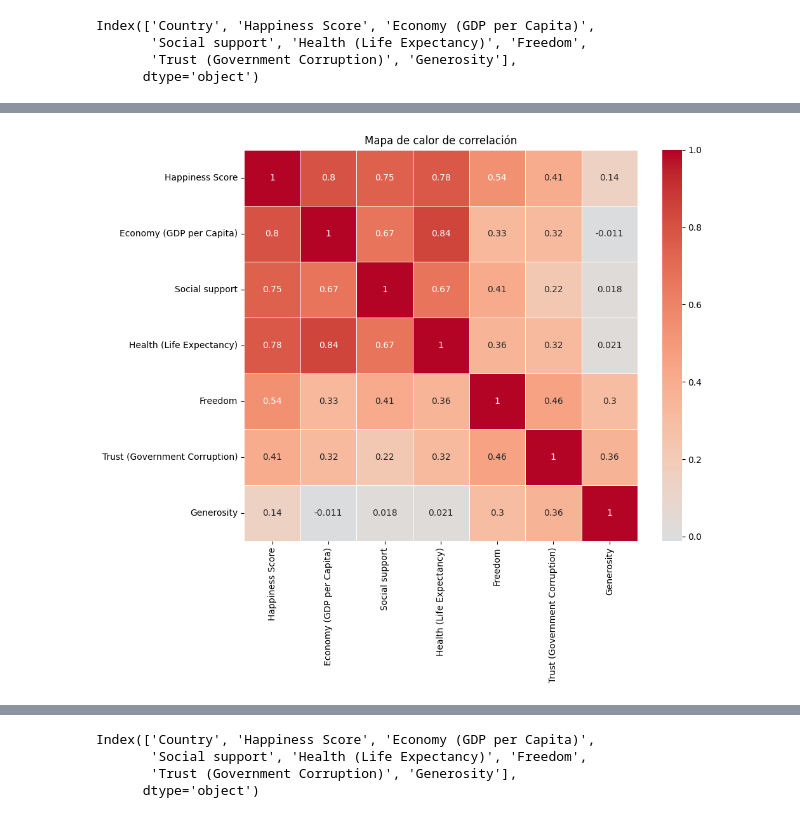
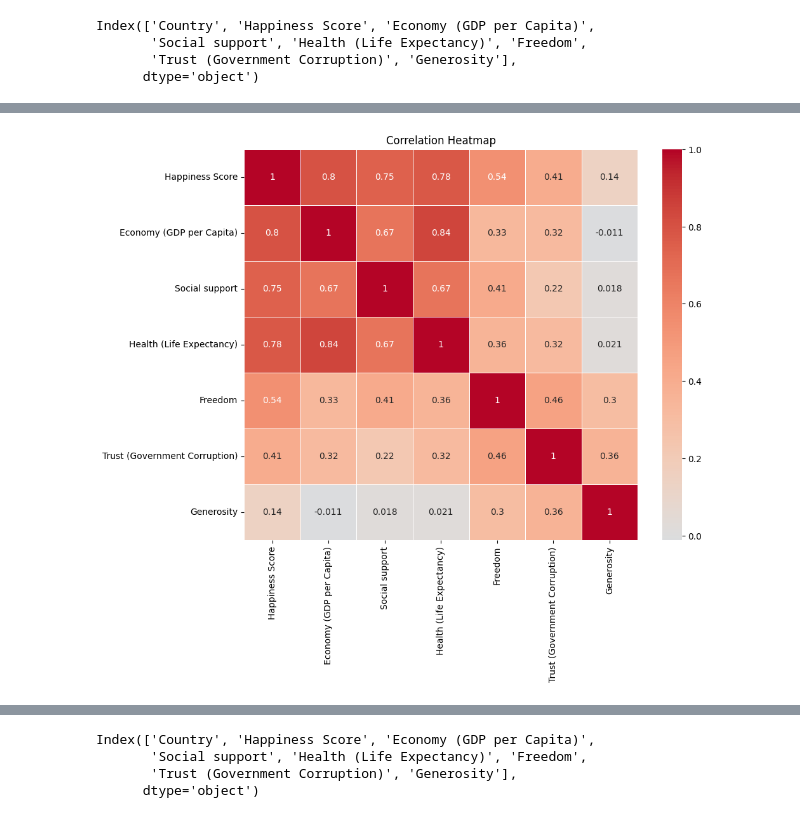
Before and after one commit to JuanmaLopi/Regresion_Model, a Jupyter notebook: NoteBooks/000_EDA.ipynb, the cells around one changed output, grey strips where cells are left out. Saved outputs shown, nothing was run; the diff lists cells and outputs as text; code cells hidden in the pictures.

```diff
--- a/NoteBooks/000_EDA.ipynb
+++ b/NoteBooks/000_EDA.ipynb
@@ -266,13 +266,13 @@ El código para calcular y visualizar la matriz de correlación es el siguiente:
 # %%
-# Calcular la matriz de correlación de las variables númericas
+# Calculate the correlation matrix for the numerical variables
 correlation_matrix = data_2018.drop(columns=['Country']).corr()
 
-# Crear un mapa de calor de la matriz de correlación
-plt.figure(figsize=(10, 8))  # Ajusta el tamaño de la figura
+# Create a heatmap of the correlation matrix
+plt.figure(figsize=(10, 8))
 sns.heatmap(correlation_matrix, annot=True, cmap='coolwarm', center=0, linewidths=0.5)
 
-# Personalizar el gráfico
-plt.title('Mapa de calor de correlación')
+# Customize the plot
+plt.title('Correlation Heatmap')
 plt.show()
 # %% [output]
-[figure, old version]
+[figure, new version]
```
Also changed, not shown: parts of 46 cells of this notebook, 7 other files.
